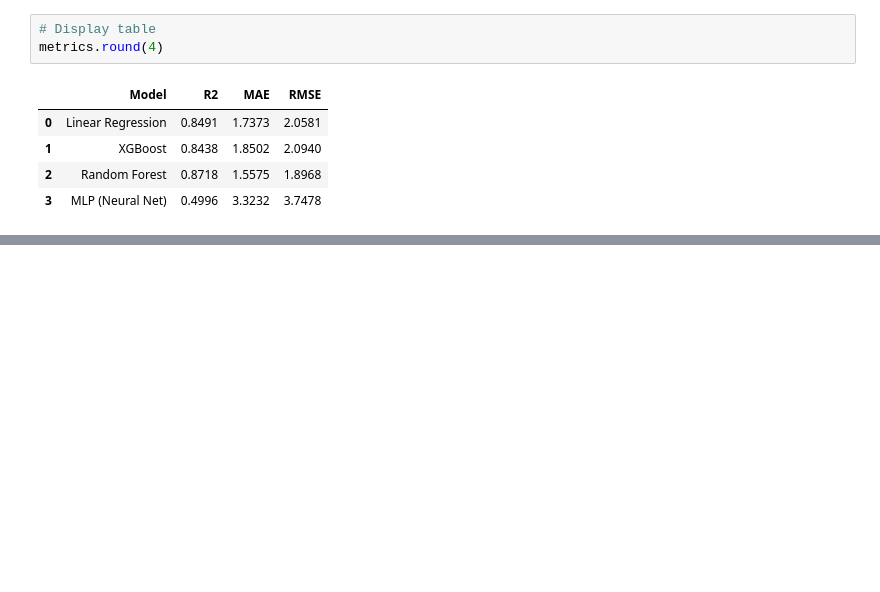
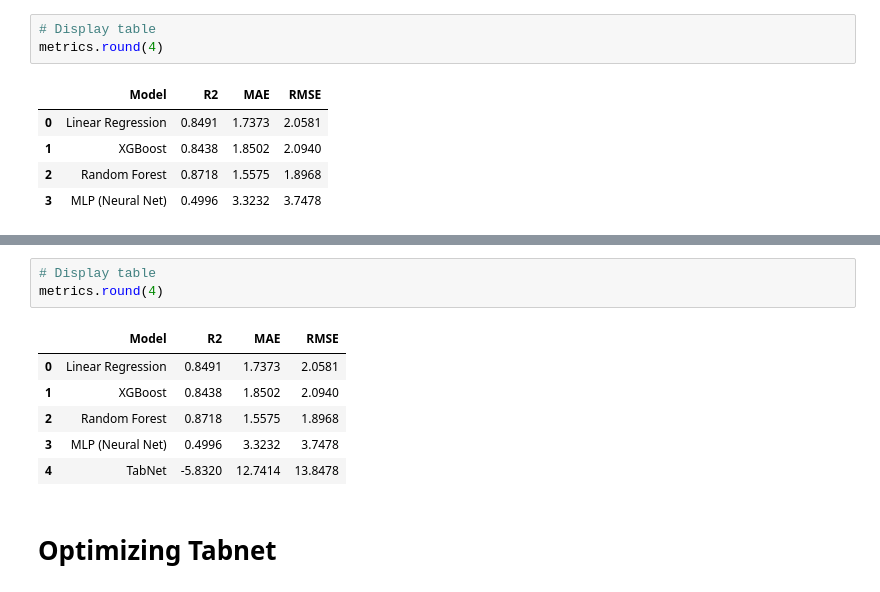
Before and after one commit to paritosh100/ipsc-differentiation-predictor, a Jupyter notebook: Modeling.ipynb, the cells around one changed output, grey strips where cells are left out. Cells and saved outputs as stored; diff of their text form; blank space fills up the shorter version.

```diff
--- a/Modeling.ipynb
+++ b/Modeling.ipynb
@@ -199,0 +267,12 @@ metrics.round(4)
+# %%
+# Display table
+metrics.round(4)
+# %% [output]
+|  | Model | R2 | MAE | RMSE |
+| 0 | Linear Regression | 0.8491 | 1.7373 | 2.0581 |
+| 1 | XGBoost | 0.8438 | 1.8502 | 2.0940 |
+| 2 | Random Forest | 0.8718 | 1.5575 | 1.8968 |
+| 3 | MLP (Neural Net) | 0.4996 | 3.3232 | 3.7478 |
+| 4 | TabNet | -5.8320 | 12.7414 | 13.8478 |
+# %% [markdown]
+# Optimizing Tabnet
```
Also changed, not shown: parts of 24 cells of this notebook, 2 other files.
